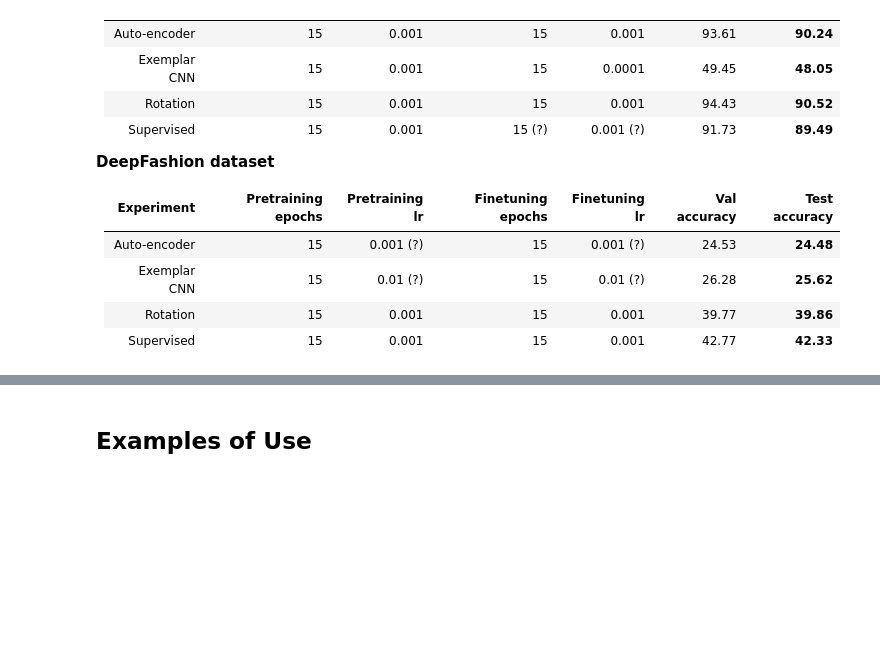
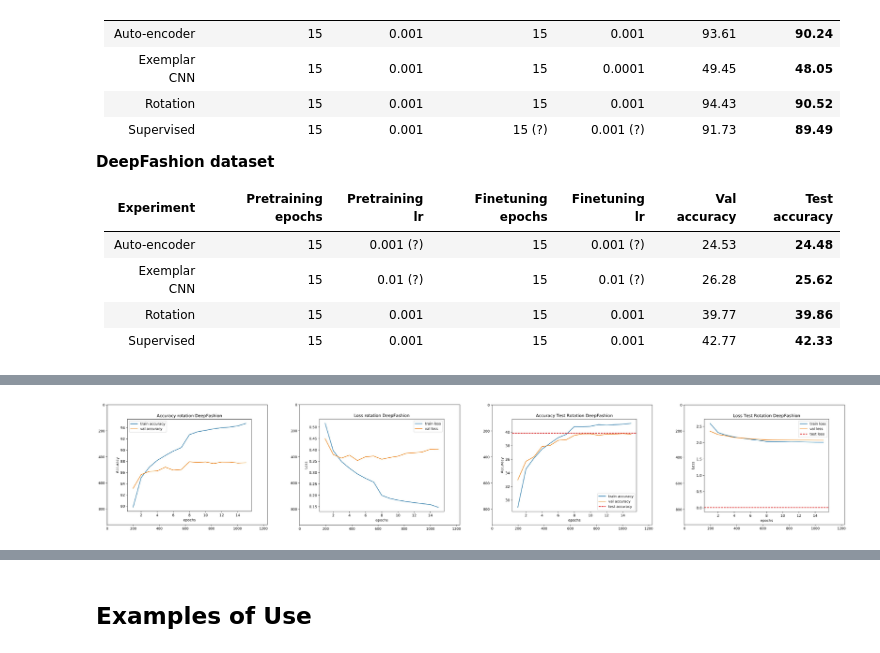
Before and after one commit to Wuschelbueb/AML19-SelfSupervised, a Jupyter notebook: report.ipynb, the cells around one changed output, grey strips where cells are left out. Drawn from its saved outputs; the diff is of its cells as text; code cells hidden in the pictures; blank space fills up the shorter version.

```diff
--- a/report.ipynb
+++ b/report.ipynb
@@ -68,0 +86,23 @@ table with all experiments if needed
+# %%
+# Import some libraries, so we can display the pictures of the results
+import torch
+import numpy as np
+import matplotlib.pyplot as plt
+%matplotlib inline
+import torchvision
+from PIL import Image
+
+plot1 = Image.open('performance_plots/rot-deep-accuracy.jpg')
+plot2 = Image.open('performance_plots/rot-deep-overfitting.jpg')
+plot3 = Image.open('performance_plots/rot-deep-test-accuracy.jpg')
+plot4 = Image.open('performance_plots/rot-deep-test.jpg')
+deepfashion = [plot1,plot2,plot3,plot4]
+
+plot = plt.figure(figsize=(50, 45), dpi= 200, facecolor='w', edgecolor='k')
+for i, img in enumerate(deepfashion):
+    plot.add_subplot(1, 5, i+1)
+    plt.imshow(img)
+
+plt.show()
+# %% [output]
+[figure, added]
```
Also changed, not shown: parts of 7 cells of this notebook, 4 other files.
